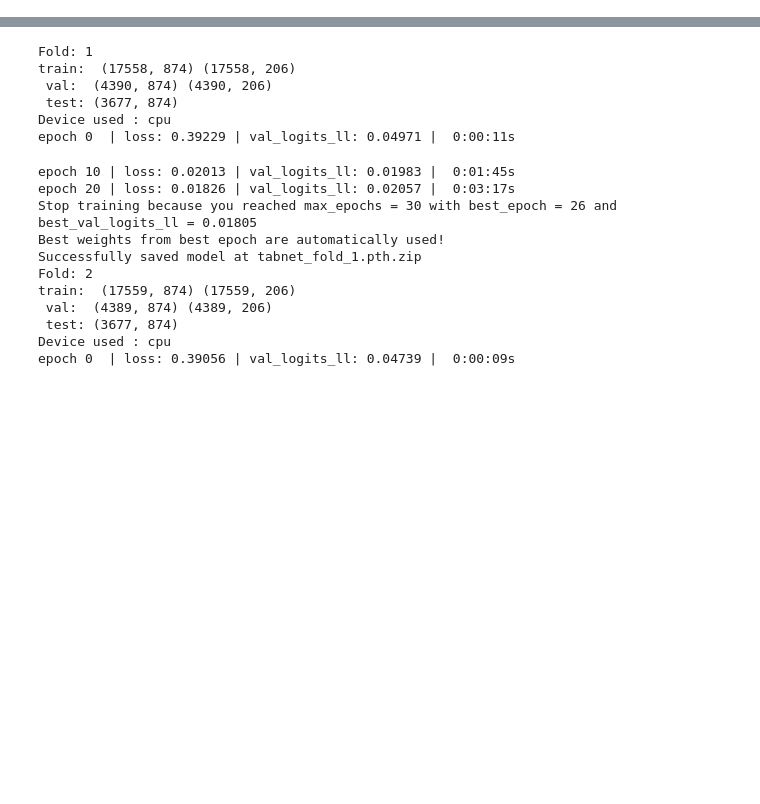
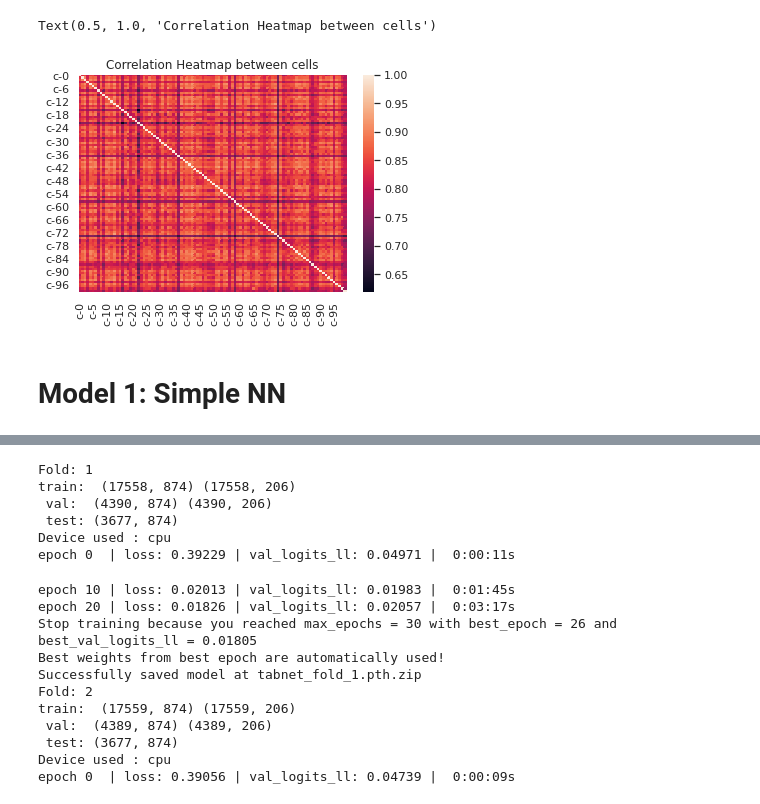
Before and after one commit to VishaalVageshwari/COMP9417_MoA_Prediction, a Jupyter notebook: notebooks/TabnetRegressor.ipynb, the cells around one changed output, grey strips where cells are left out. Drawn from its saved outputs; the diff is of its cells as text; code cells hidden in the pictures; blank space fills up the shorter version.

```diff
--- a/notebooks/TabnetRegressor.ipynb
+++ b/notebooks/TabnetRegressor.ipynb
@@ -53,3 +107,11 @@ from iterstrat.ml_stratifiers import MultilabelStratifiedKFold
+# %%
+cellHeatmap = sns.heatmap(cellCorrMatrix)
+cellHeatmap.set_title('Correlation Heatmap between cells')
+# %% [output]
+Text(0.5, 1.0, 'Correlation Heatmap between cells')
+[figure, added]
+# %% [markdown]
+# **Model 1: Simple NN**
 # %%
 class SimpleNet(nn.Module):
     def __init__(self, input_size, hidden_size1, hidden_size2,
```
Also changed, not shown: parts of 26 cells of this notebook.
